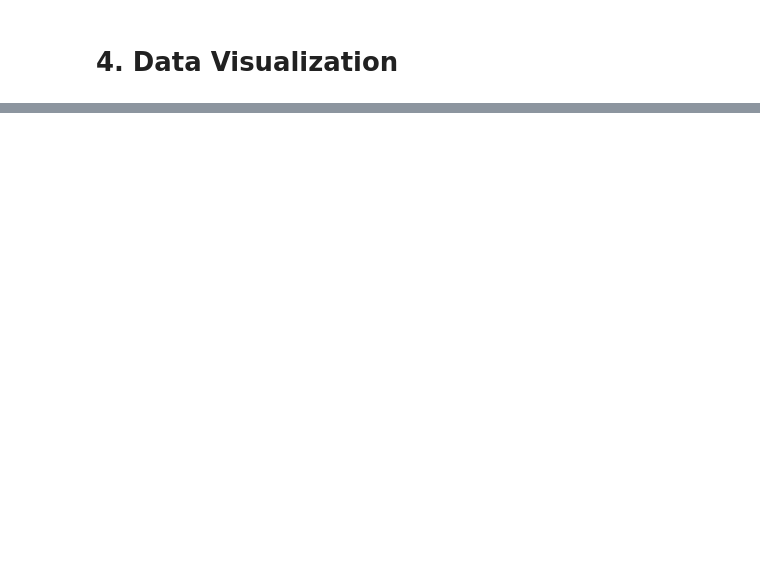
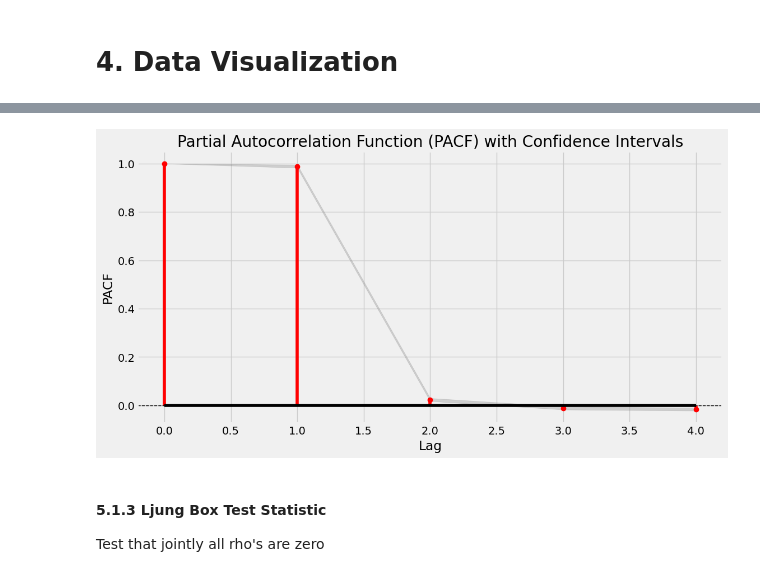
Before and after one commit to anshul96go/quant, a Jupyter notebook: TS_millennium/EDA.ipynb, the cells around one changed output, grey strips where cells are left out. Drawn from its saved outputs; the diff is of its cells as text; code cells hidden in the pictures; blank space fills up the shorter version.

```diff
--- a/TS_millennium/EDA.ipynb
+++ b/TS_millennium/EDA.ipynb
@@ -174,0 +253,24 @@ if __name__ == '__main__':
+# %%
+import statsmodels.api as sm
+# Compute the PACF
+pacf, conf_int = sm.tsa.pacf(ret, nlags=4, alpha=0.05)
+
+# Create a DataFrame for PACF and CI
+pacf_df = pd.DataFrame({'PACF': pacf, 'Lower CI': conf_int[:, 0], 'Upper CI': conf_int[:, 1]})
+
+# Create the PACF plot
+plt.figure(figsize=(12, 6))
+plt.stem(pacf_df.index, pacf_df['PACF'], markerfmt='ro', linefmt='r-', basefmt='k-', use_line_collection=True)
+plt.axhline(y=0, color='k', linestyle='--', linewidth=1)
+plt.fill_between(pacf_df.index, pacf_df['Lower CI'], pacf_df['Upper CI'], color='gray', alpha=0.3)
+plt.xlabel('Lag')
+plt.ylabel('PACF')
+plt.title('Partial Autocorrelation Function (PACF) with Confidence Intervals')
+plt.grid(True)
+plt.show()
+# %% [output]
+[figure, added]
+# %% [markdown]
+#### 5.1.3 Ljung Box Test Statistic
+
+Test that jointly all rho's are zero
```
Also changed, not shown: parts of 20 cells of this notebook, 2 other files.
